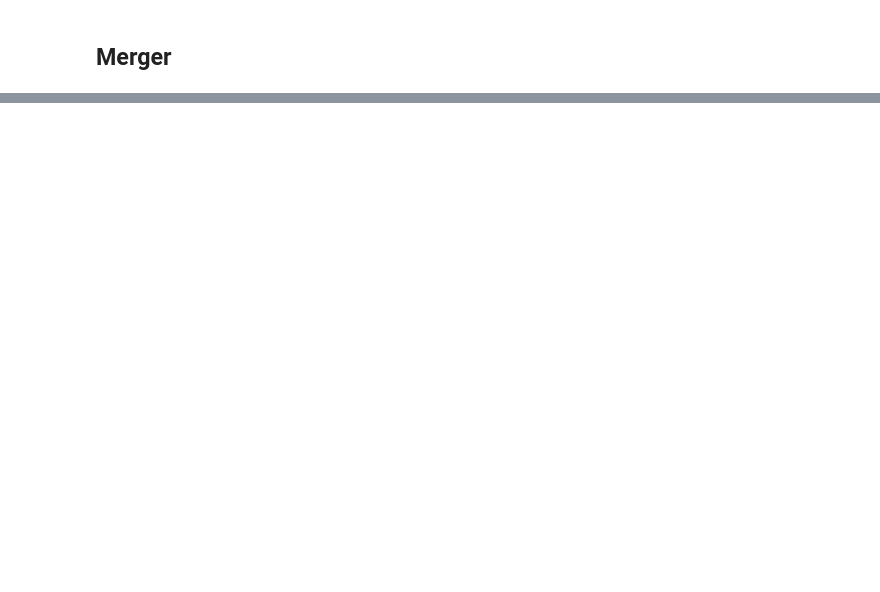
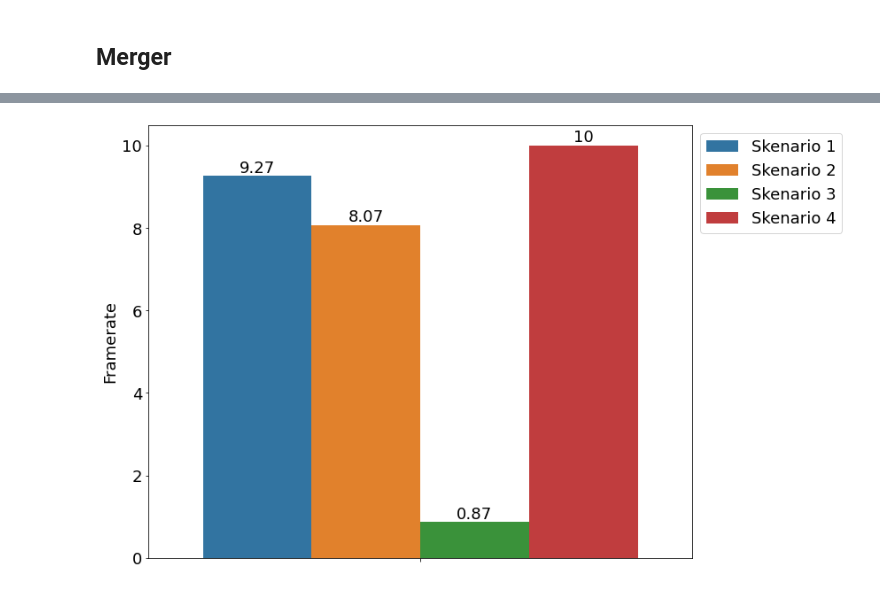
Before and after one commit to fogverse/live-yolov5, a Jupyter notebook: analysis/analysis.ipynb, the cells around one changed output, grey strips where cells are left out. Cells and saved outputs as stored; diff of their text form; code cells hidden in the pictures; blank space fills up the shorter version.

```diff
--- a/analysis/analysis.ipynb
+++ b/analysis/analysis.ipynb
@@ -321,0 +508,5 @@ a.groupby('type').mean()
+# %%
+asctime_sc4_jetson = merger_data_sc4_jetson['asctime']
+experiment_time_sc4_jetson = calc_datetime(asctime_sc4_jetson.iloc[0], asctime_sc4_jetson.iloc[-1])
+framerate_sc4_jetson = len(merger_data_sc4_jetson)/experiment_time_sc4_jetson
+print(f'Framerate from Jetson in scenario 4 is: {framerate_sc4_jetson} FPS')
@@ -321,0 +515,5 @@ a.groupby('type').mean()
+# %%
+asctime_sc4_cloud = merger_data_sc4_cloud['asctime']
+experiment_time_sc4_cloud = calc_datetime(asctime_sc4_cloud.iloc[0], asctime_sc4_cloud.iloc[-1])
+framerate_sc4_cloud = len(merger_data_sc4_cloud)/experiment_time_sc4_cloud
+print(f'Framerate from Cloud in scenario 4 is: {framerate_sc4_cloud} FPS')
@@ -321,0 +522,3 @@ a.groupby('type').mean()
+# %%
+framerate_sc4 = framerate_sc4_jetson + framerate_sc4_cloud
+print(f'Framerate for scenario 4 is: {framerate_sc4} FPS')
@@ -321,0 +574,13 @@ a.groupby('type').mean()
+# %%
+plotting_framerate = pd.DataFrame([
+    {'Scenario':'Skenario 1', 'Metrik': 'Framerate', 'Framerate': framerate_sc1},
+    {'Scenario':'Skenario 2', 'Metrik': 'Framerate', 'Framerate': framerate_sc2},
+    {'Scenario':'Skenario 3', 'Metrik': 'Framerate', 'Framerate': framerate_sc3},
+    {'Scenario':'Skenario 4', 'Metrik': 'Framerate', 'Framerate': framerate_sc4},
+]).round(2)
+plotting_delay = pd.DataFrame([
+    {'Scenario':'Skenario 1', 'Metrik': 'Delay', 'Delay': delay_sc1},
+    {'Scenario':'Skenario 2', 'Metrik': 'Delay', 'Delay': delay_sc2},
+    {'Scenario':'Skenario 3', 'Metrik': 'Delay', 'Delay': delay_sc3},
+    {'Scenario':'Skenario 4', 'Metrik': 'Delay', 'Delay': delay_sc4},
+]).round(2)
@@ -321,0 +603,13 @@ a.groupby('type').mean()
+# %%
+plt.rcParams.update({'font.size': 18})
+plt.figure(figsize=(11,9))
+ax_framerate = sns.barplot(data=plotting_framerate, x='Metrik', y='Framerate', hue='Scenario')
+ax_framerate.set(xticklabels=[])
+ax_framerate.set(xlabel=None)
+# ax_framerate.set(title='Perbandingan Metrik Framerate (FPS) untuk Keempat Skenario\n(Lebih Tinggi Lebih Baik)')
+for i in ax_framerate.containers:
+    ax_framerate.bar_label(i,)
+ax_framerate.legend(bbox_to_anchor=(1, 1), loc='upper left')
+plt.show()
+# %% [output]
+[figure, added]
```
Also changed, not shown: parts of 115 cells of this notebook, 12 other files.
